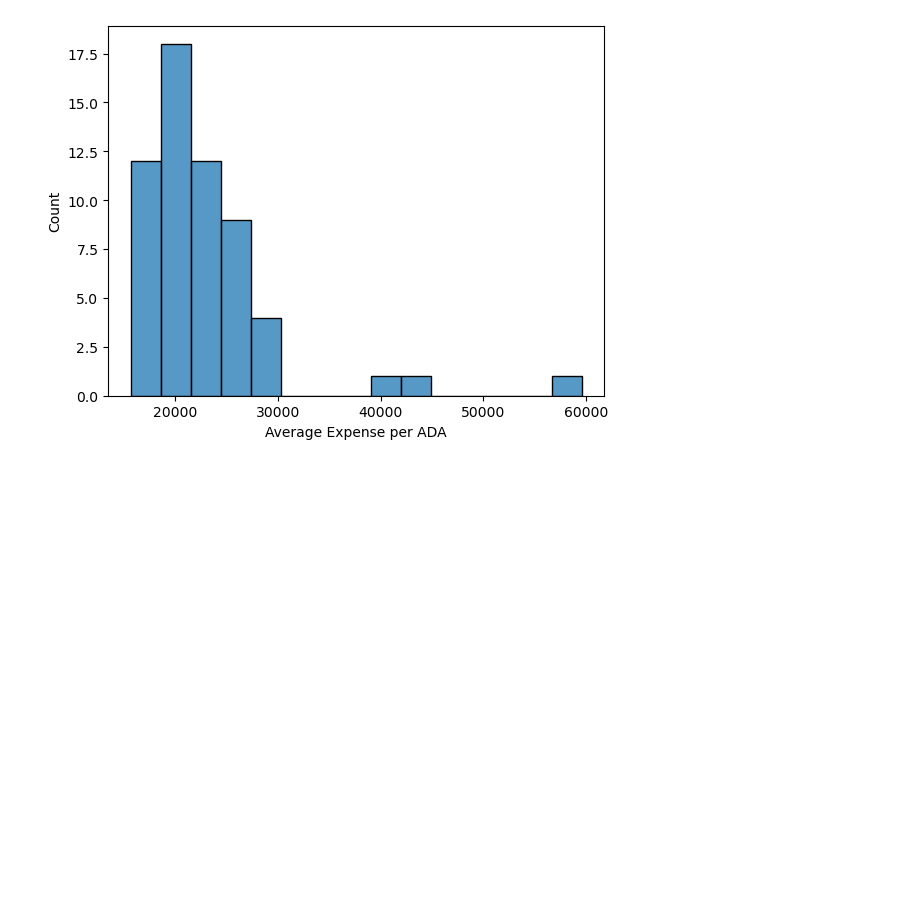
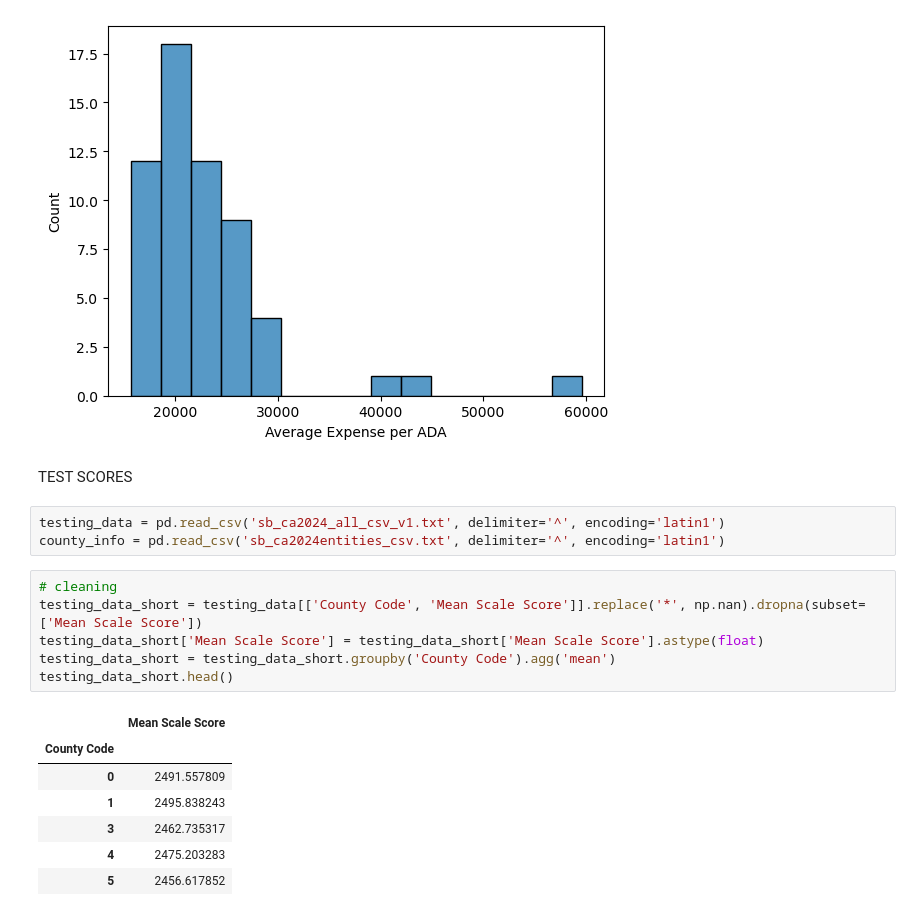
Before and after one commit to lawrencewang1/DavisHacks2025, a Jupyter notebook: data/visualization.ipynb, the cells around one changed output. Cells and saved outputs as stored; diff of their text form; blank space fills up the shorter version.

```diff
--- a/data/visualization.ipynb
+++ b/data/visualization.ipynb
@@ -73,3 +76,22 @@ sns.histplot(data=df_aggregated, x='Expense per ADA');
 plt.xlabel('Average Expense per ADA');
 # %% [output]
 [figure]
+# %% [markdown]
+TEST SCORES
+# %%
+testing_data = pd.read_csv('sb_ca2024_all_csv_v1.txt', delimiter='^', encoding='latin1')
+county_info = pd.read_csv('sb_ca2024entities_csv.txt', delimiter='^', encoding='latin1')
+# %%
+# cleaning
+testing_data_short = testing_data[['County Code', 'Mean Scale Score']].replace('*', np.nan).dropna(subset=['Mean Scale Score'])
+testing_data_short['Mean Scale Score'] = testing_data_short['Mean Scale Score'].astype(float)
+testing_data_short = testing_data_short.groupby('County Code').agg('mean')
+testing_data_short.head()
+# %% [output]
+|  | Mean Scale Score |
+| County Code |  |
+| 0 | 2491.557809 |
+| 1 | 2495.838243 |
+| 3 | 2462.735317 |
+| 4 | 2475.203283 |
+| 5 | 2456.617852 |
```
Also changed, not shown: parts of 6 cells of this notebook.
